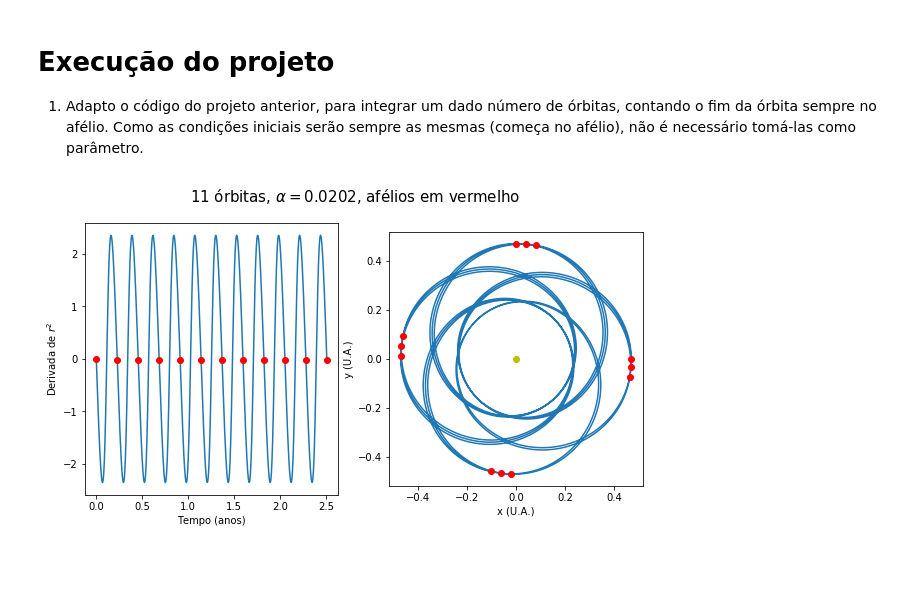
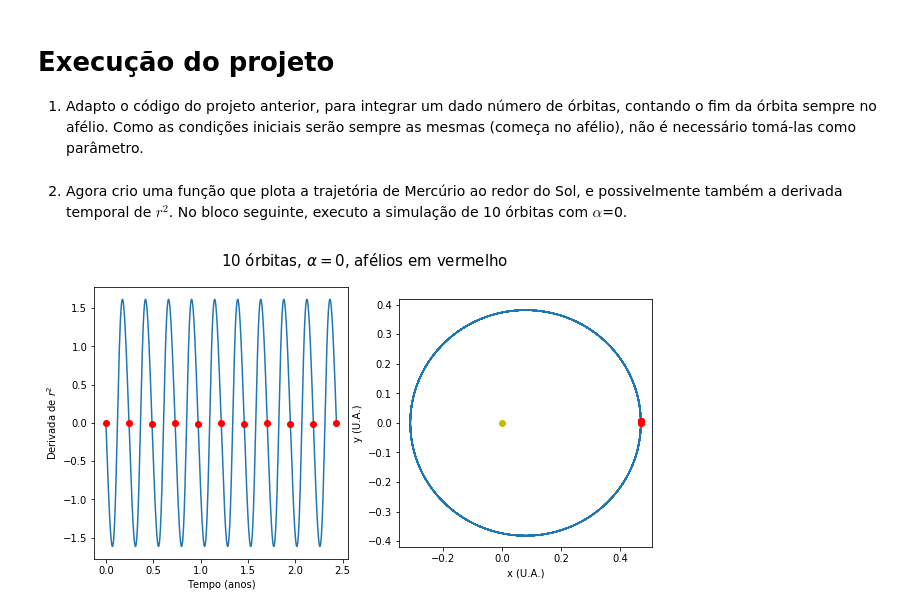
Before and after one commit to solano/mccomp19, a Jupyter notebook: mercurio.ipynb, the cells around one changed output. Drawn from its saved outputs; the diff is of its cells as text; code cells hidden in the pictures; blank space fills up the shorter version.

```diff
--- a/mercurio.ipynb
+++ b/mercurio.ipynb
@@ -105,29 +105,38 @@ def integrar_planeta(Norbitas=1, a=.39, e=.206, α=1.1e-8, t0=0, Δt=0.001, inic
     estado_t2 = np.array(estado_t2)
     return tuple([estado_t2[:,i] for i in range(4)] +
                  [np.array(t2), np.array(afelio_t2)])
+# %% [markdown]
+2. Agora crio uma função que plota a trajetória de Mercúrio ao redor do Sol, e possivelmente também a derivada temporal de $r^2$. No bloco seguinte, executo a simulação de 10 órbitas com $\alpha$=0.
 # %%
-Norbitas = 11
-α = 0.0202
-x,y,vx,vy,t,afelio = integrar_planeta(Norbitas,α=α)
-λ = x*vx+y*vy
+def integra_e_mostra(mostrar_derivada=False, Norbitas=1, α=1.1e-8, **args):
+    x,y,vx,vy,t,afelio = integra_planeta(Norbitas=Norbitas, α=α, **args)
 
-fig = plt.figure(figsize=(10,5))
+    if mostrar_derivada:
+        λ = x*vx+y*vy
 
-ax1 = fig.add_subplot(121)
-ax1.plot(t,2*λ)
-ax1.plot(t[afelio],λ[afelio],'or')
-ax1.set_ylabel('Derivada de $r^2$')
-ax1.set_xlabel('Tempo (anos)')
+        fig = plt.figure(figsize=(10,5))
 
-ax2 = fig.add_subplot(122)
-ax2.set_aspect('equal')
-ax2.plot(x,y)
-ax2.plot(x[afelio],y[afelio],'or')
-ax2.plot([0],[0],'oy')
-ax2.set_xlabel('x (U.A.)')
-ax2.set_ylabel('y (U.A.)')
+        ax1 = fig.add_subplot(121)
+        ax1.plot(t,2*λ)
+        ax1.plot(t[afelio],λ[afelio],'or')
+        ax1.set_ylabel('Derivada de $r^2$')
+        ax1.set_xlabel('Tempo (anos)')
 
-fig.suptitle('{} órbitas, $\\alpha={}$, afélios em vermelho'.format(Norbitas,α), fontsize=15)
-fig.show()
+        ax2 = fig.add_subplot(122)
+    else:
+        fig = plt.figure(figsize=(5,5))
+        ax2 = fig.add_subplot(111)
+
+    ax2.set_aspect('equal')
+    ax2.plot(x,y)
+    ax2.plot(x[afelio],y[afelio],'or')
+    ax2.plot([0],[0],'oy')
+    ax2.set_xlabel('x (U.A.)')
+    ax2.set_ylabel('y (U.A.)')
+
+    fig.suptitle('{} órbitas, $\\alpha={}$, afélios em vermelho'.format(Norbitas,α), fontsize=15)
+    fig.show()
-# %% [output]
-[figure, removed]
+# %%
+integra_e_mostra(mostrar_derivada=True,Norbitas=10,α=0)
+# %% [output]
+[figure, added]
```
Also changed, not shown: parts of 7 cells of this notebook.
